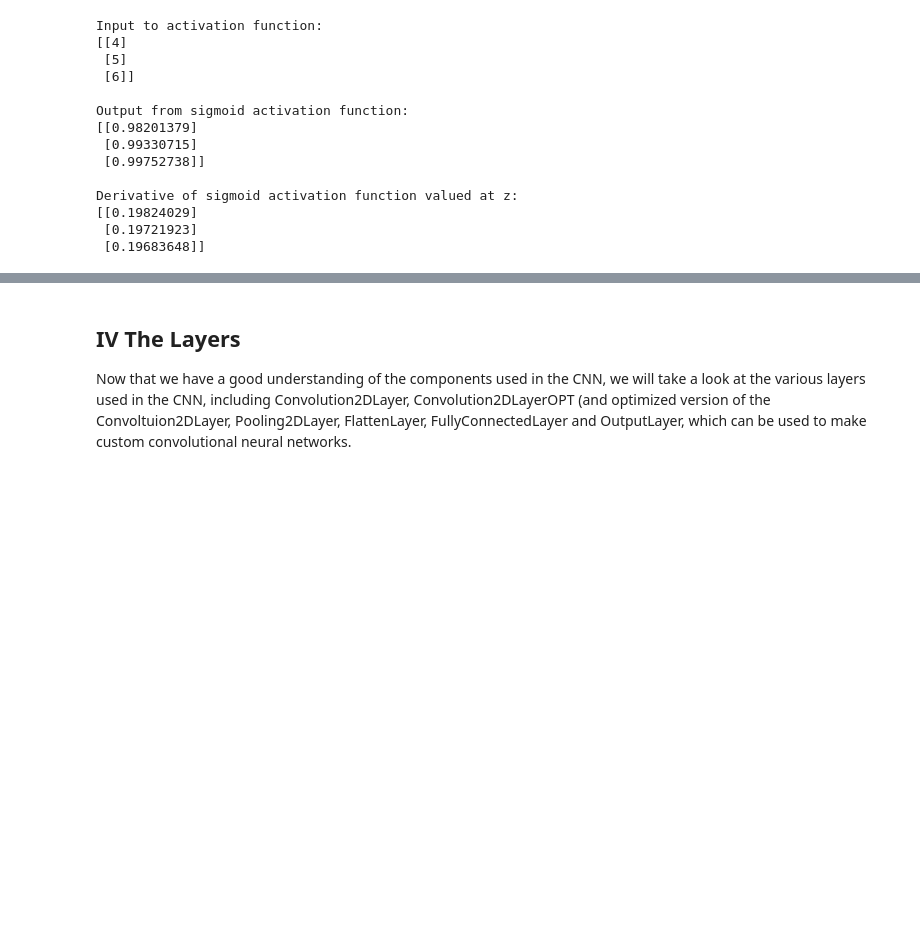
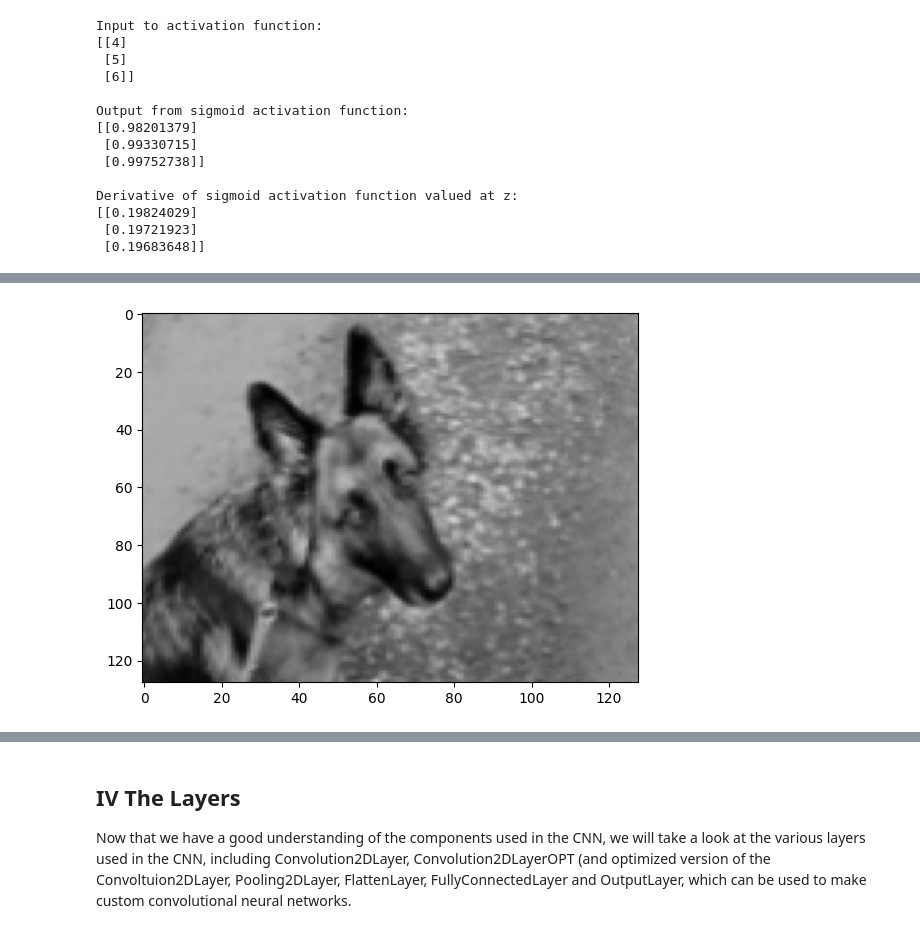
Before and after one commit to EricEReber/CNN, a Jupyter notebook: doc/CNN_in_Python.ipynb, the cells around one changed output, grey strips where cells are left out. Drawn from its saved outputs; the diff is of its cells as text; code cells hidden in the pictures; blank space fills up the shorter version.

```diff
--- a/doc/CNN_in_Python.ipynb
+++ b/doc/CNN_in_Python.ipynb
@@ -404,0 +489,84 @@ Using a value of 1 for the parameter called *stride*, denoted as *s*, we move th
+# %%
+# Now an example using a real image and first a gaussian low-pass filter and then a sobel filter
+import numpy as np
+import imageio.v3 as imageio
+import matplotlib.pyplot as plt
+
+def padding(img, kernel):
+    new_height = img.shape[0] + (kernel.shape[0] // 2) * 2
+    new_width = img.shape[1] + (kernel.shape[1] // 2) * 2
+    k_height = kernel.shape[0] // 2
+
+    padded_img = np.zeros((new_height, new_width))
+
+    padded_img[k_height : new_height - k_height, k_height : new_width - k_height] = img[
+        :, :
+    ]
+
+    return padded_img
+
+def generate_gauss_mask(sigma, K=1):
+    side = np.ceil(1 + 8 * sigma)
+    y, x = np.mgrid[-side // 2 + 1 : (side // 2) + 1, -side // 2 + 1 : (side // 2) + 1]
+    ker_coef = K / (2 * np.pi * sigma**2)
+    g = np.exp(-((x**2 + y**2) / (2.0 * sigma**2)))
+
+    return g, ker_coef
+
+
+def conv2D(image, kernel, stride=1, pad="zero"):
+    for i in range(2):
+        kernel = np.rot90(kernel)
+
+    # The kernel is quadratic, thus we only need one of its dimensions
+    half_dim = kernel.shape[0] // 2
+
+    if pad == "zero":
+        conv_image = np.zeros(image.shape)
+        pad_image = padding(image, kernel)
+    else:
+        conv_image = np.zeros(
+            (image.shape[0] - kernel.shape[0], image.shape[1] - kernel.shape[1])
+        )
+        pad_image = image[:, :]
+
+    for i in range(half_dim, conv_image.shape[0] + half_dim, stride):
+        for j in range(half_dim, conv_image.shape[1] + half_dim, stride):
+            conv_image[i - half_dim, j - half_dim] = np.sum(
+                pad_image[
+                    i - half_dim : i + half_dim + 1, j - half_dim : j + half_dim + 1
+                ]
+                * kernel
+            )
+
+    return conv_image
+
+img_path = "../data/luna.JPG"
+image_of_cute_dog = imageio.imread(img_path, mode='L')
+
+plt.imshow(image_of_cute_dog, cmap="gray", vmin=0, vmax=255, aspect="auto")
+plt.show()
+
+gauss, kernel = generate_gauss_mask(sigma=2)
+gauss_filter = gauss*kernel
+
+filtered_image = conv2D(image_of_cute_dog, kernel=gauss_filter)
+
+plt.imshow(filtered_image, cmap="gray", vmin=0, vmax=255, aspect="auto")
+plt.show()
+
+sobel_x = np.array([[1, 0, 1],
+                    [2, 0, -2],
+                    [1, 0, -1]])
+
+sobel_y = np.array([[1, 2, 1],
+                    [0, 0, 0],
+                    [-1, -2, -1]])
+
+filtered_image = conv2D(image_of_cute_dog, kernel=sobel_y)
+filtered_image = conv2D(filtered_image, ke)
+
+plt.imshow(filtered_image, cmap="gray", vmin=0, vmax=255, aspect="auto")
+plt.show()
+# %% [output]
+[figure, added]
```
Also changed, not shown: parts of 4 cells of this notebook.
